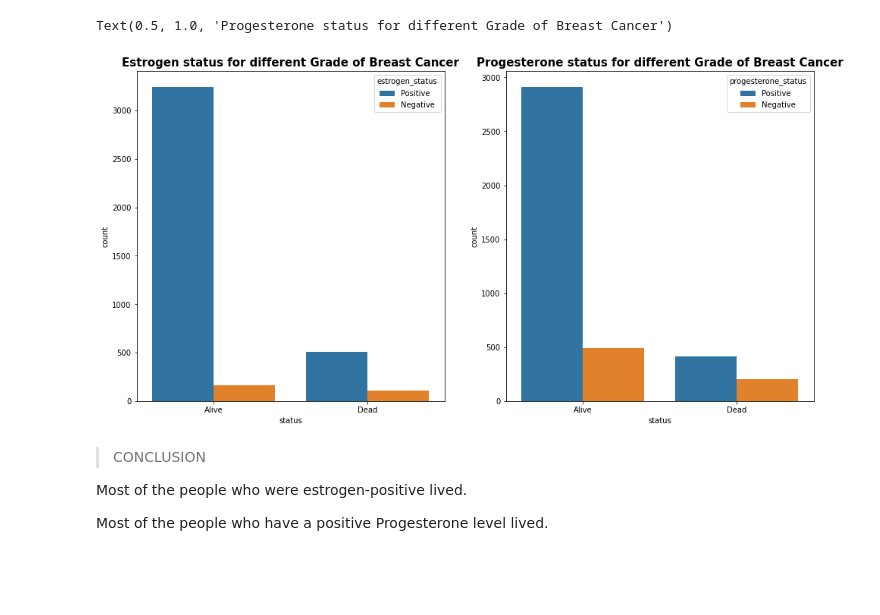
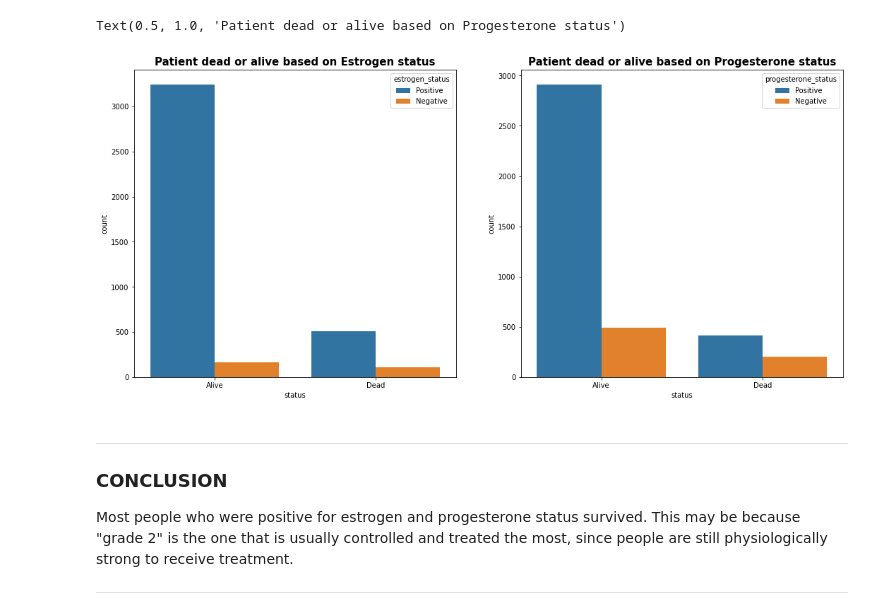
Before and after one commit to AniValle/Pandas_statistics_pt2, a Jupyter notebook: 3-Ani_Valle.ipynb, the cells around one changed output. Drawn from its saved outputs; the diff is of its cells as text; code cells hidden in the pictures; blank space fills up the shorter version.

```diff
--- a/3-Ani_Valle.ipynb
+++ b/3-Ani_Valle.ipynb
@@ -125,17 +144,20 @@ There are a greater number of people who lived with breast cancer in grade 2.
 # %%
-fig, axis = plt.subplots(1, 2, figsize=(16,8))
+fig, axis = plt.subplots(1, 2, figsize=(18,8))
 
 sns.countplot(data.status, hue=data['estrogen_status'], ax=axis[0])
-axis[0].set_title("Estrogen status for different Grade of Breast Cancer", fontweight="bold", fontdict={'fontsize':15})
+axis[0].set_title("Patient dead or alive based on Estrogen status", fontweight="bold", fontdict={'fontsize':15})
 
 sns.countplot(data.status, hue=data['progesterone_status'], ax=axis[1])
-axis[1].set_title("Progesterone status for different Grade of Breast Cancer", fontweight="bold", fontdict={'fontsize': 15})
+axis[1].set_title("Patient dead or alive based on Progesterone status", fontweight="bold", fontdict={'fontsize': 15})
 # %% [output]
-Text(0.5, 1.0, 'Progesterone status for different Grade of Breast Cancer')
+Text(0.5, 1.0, 'Patient dead or alive based on Progesterone status')
-[figure, old version]
+[figure, new version]
-# %% [markdown]
->CONCLUSION
-
-Most of the people who were estrogen-positive lived.
-
-Most of the people who have a positive Progesterone level lived.
+# %% [markdown]
+---
+
+### CONCLUSION
+
+Most people who were positive for estrogen and progesterone status survived.
+This may be because "grade 2" is the one that is usually controlled and treated the most, since people are still physiologically strong to receive treatment.
+
+---
```
Also changed, not shown: parts of 19 cells of this notebook.
